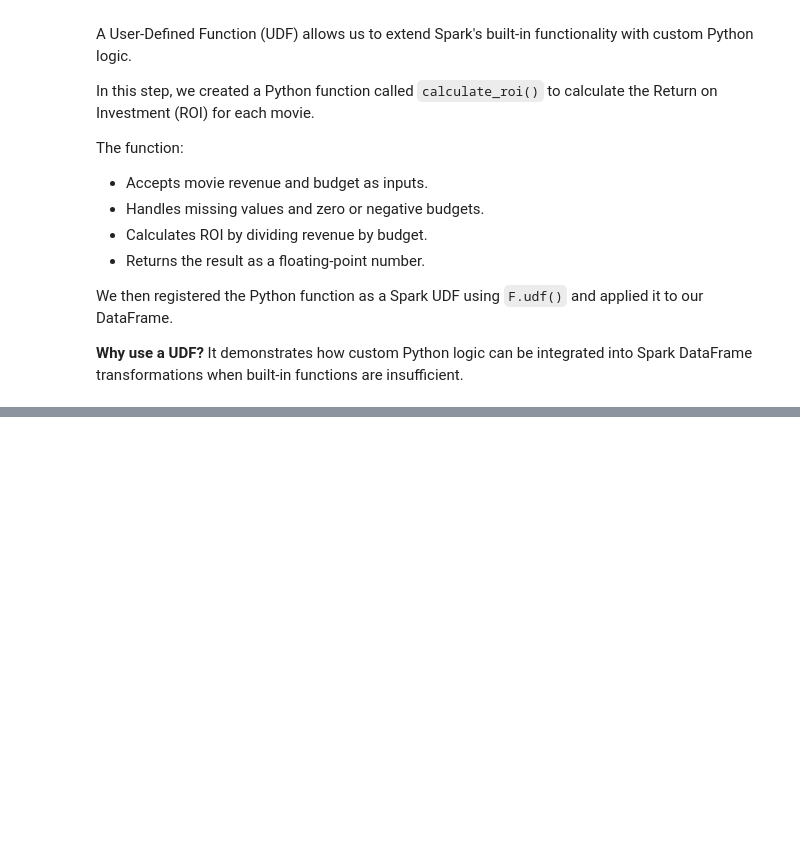
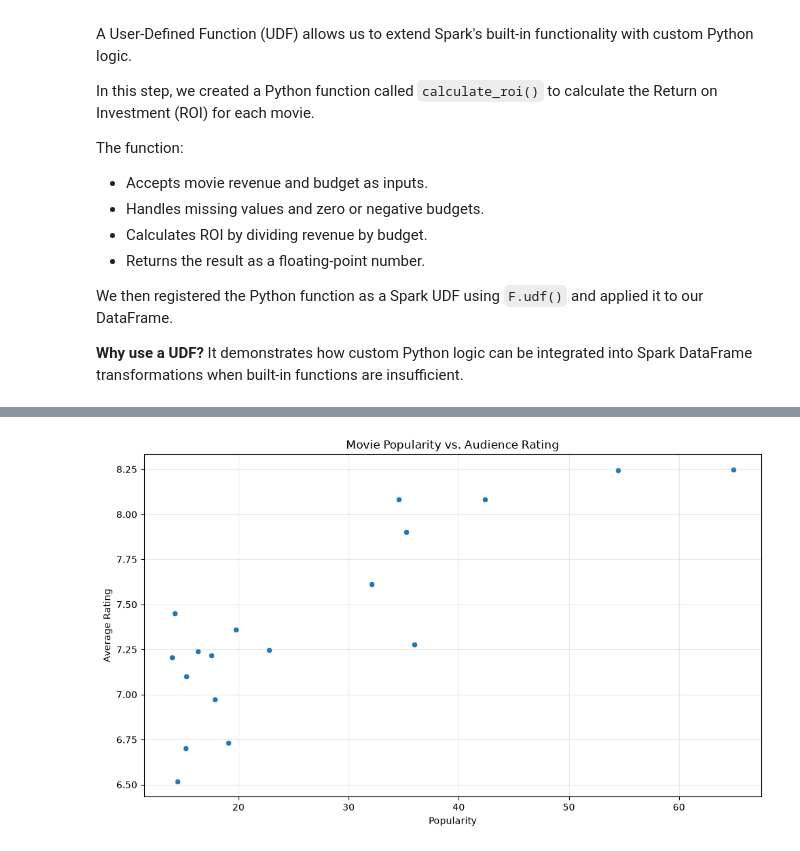
Before and after one commit to MugaboVedaste/tmdb-spark-analysis, a Jupyter notebook: notebooks/tmdb_movie_analysis.ipynb, the cells around one changed output, grey strips where cells are left out. Saved outputs shown, nothing was run; the diff lists cells and outputs as text; code cells hidden in the pictures; blank space fills up the shorter version.

```diff
--- a/notebooks/tmdb_movie_analysis.ipynb
+++ b/notebooks/tmdb_movie_analysis.ipynb
@@ -1870,0 +2058,11 @@ We then registered the Python function as a Spark UDF using `F.udf()` and applie
+# %%
+import importlib
+import src.visualization
+
+importlib.reload(src.visualization)
+
+from src.visualization import plot_popularity_vs_rating
+
+plot_popularity_vs_rating(processed_df)
+# %% [output]
+[figure, added]
```
Also changed, not shown: parts of 17 cells of this notebook, 8 other files.
